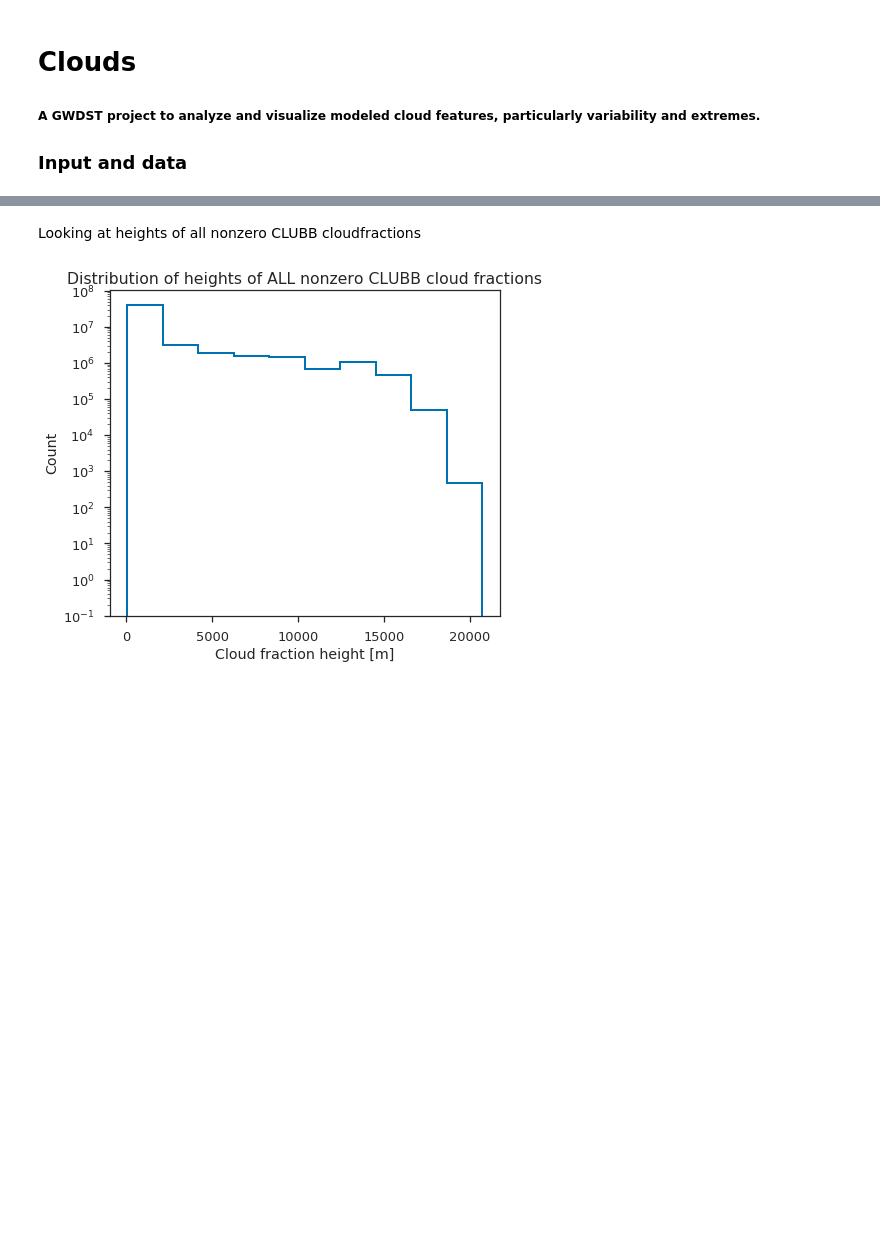
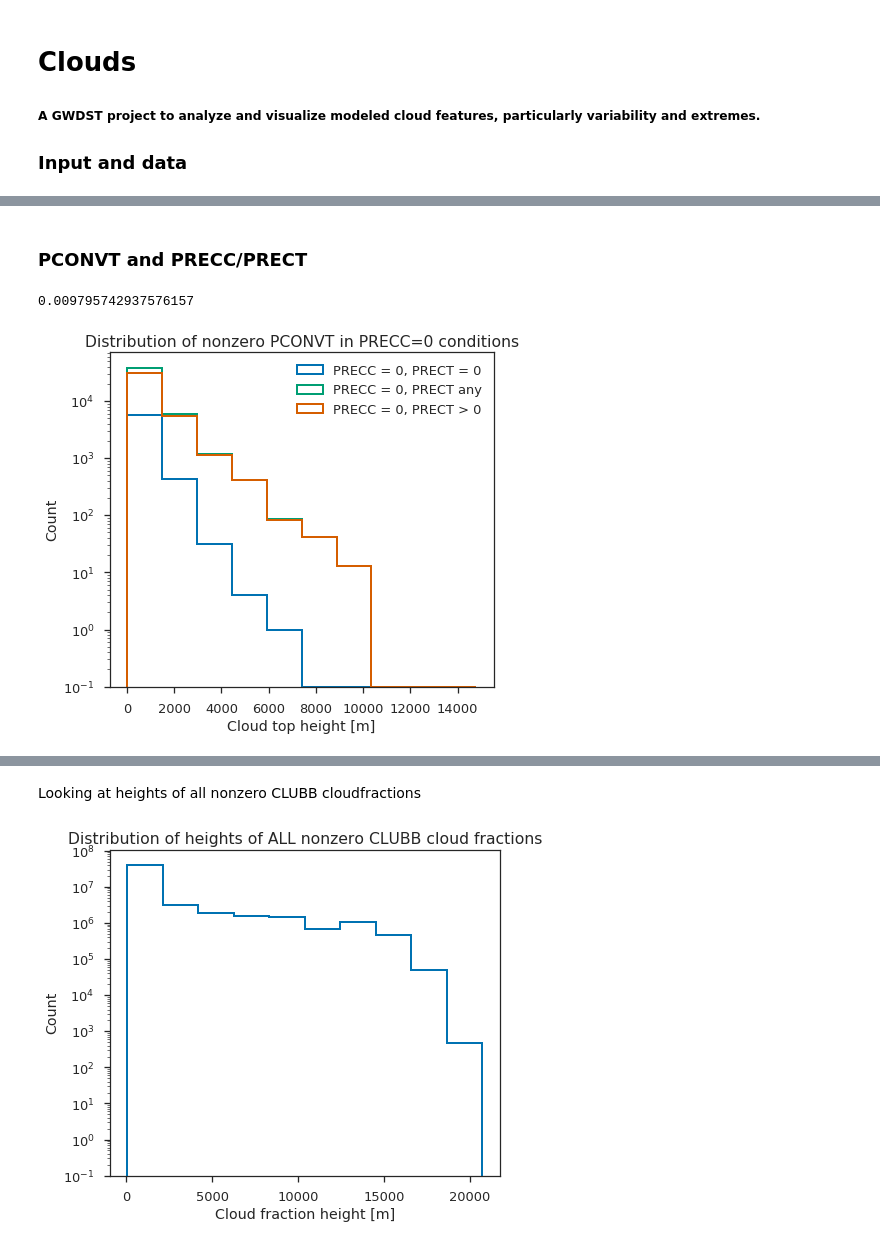
Before and after one commit to dcamron/ncar-gwdst, a Jupyter notebook: notebooks/clouds.ipynb, the cells around one changed output, grey strips where cells are left out. Cells and saved outputs as stored; diff of their text form; code cells hidden in the pictures; blank space fills up the shorter version.

```diff
--- a/notebooks/clouds.ipynb
+++ b/notebooks/clouds.ipynb
@@ -67,0 +69,19 @@ f.savefig('../figures/clouds/dist_pconvt.png')
+# %% [markdown]
+### PCONVT and PRECC/PRECT
+# %%
+pconvt.where((ds['PRECC'] == 0) & (pconvt > 0)).notnull().sum().values / (pconvt > 0).sum().values
+# %% [output]
+0.009795742937576157
+# %%
+f, ax = plt.subplots(figsize=(7,6))
+pconvt.where((ds['PRECT'] == 0) & (pconvt > 0)).plot.hist(ax=ax, bins=pcbins, log=True, histtype='step', linewidth=2, label='PRECC = 0, PRECT = 0')
+pconvt.where((ds['PRECC'] == 0) & (pconvt > 0)).plot.hist(ax=ax, bins=pcbins, log=True, histtype='step', linewidth=2, label='PRECC = 0, PRECT any')
+pconvt.where((ds['PRECC'] == 0) & (ds['PRECT'] > 0) & (pconvt > 0)).plot.hist(ax=ax, bins=pcbins, log=True, histtype='step', linewidth=2, label='PRECC = 0, PRECT > 0')
+
+ax.legend()
+ax.set_title('Distribution of nonzero PCONVT in PRECC=0 conditions')
+ax.set_xlabel('Cloud top height [m]')
+
+plt.tight_layout()
+# %% [output]
+[figure, added]
```
Also changed, not shown: parts of 8 cells of this notebook, 15 other files.
